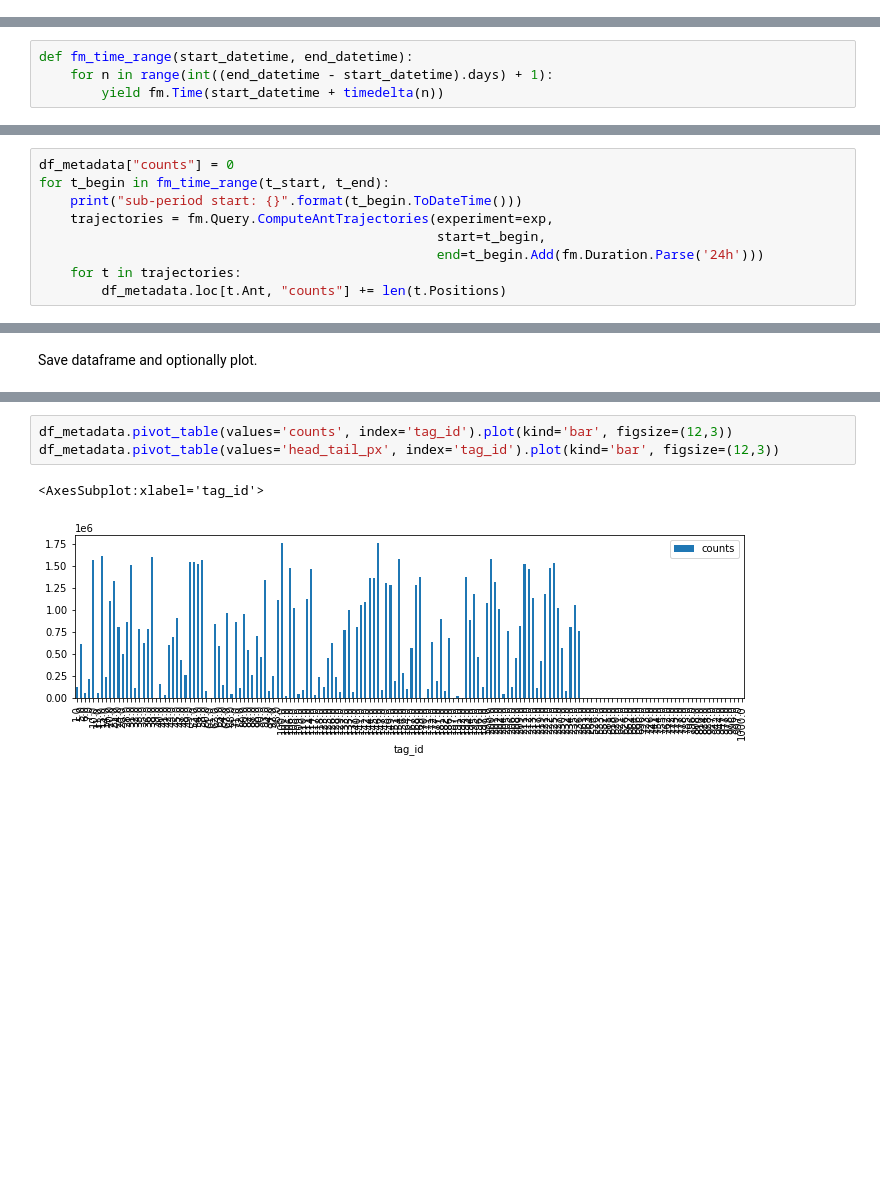
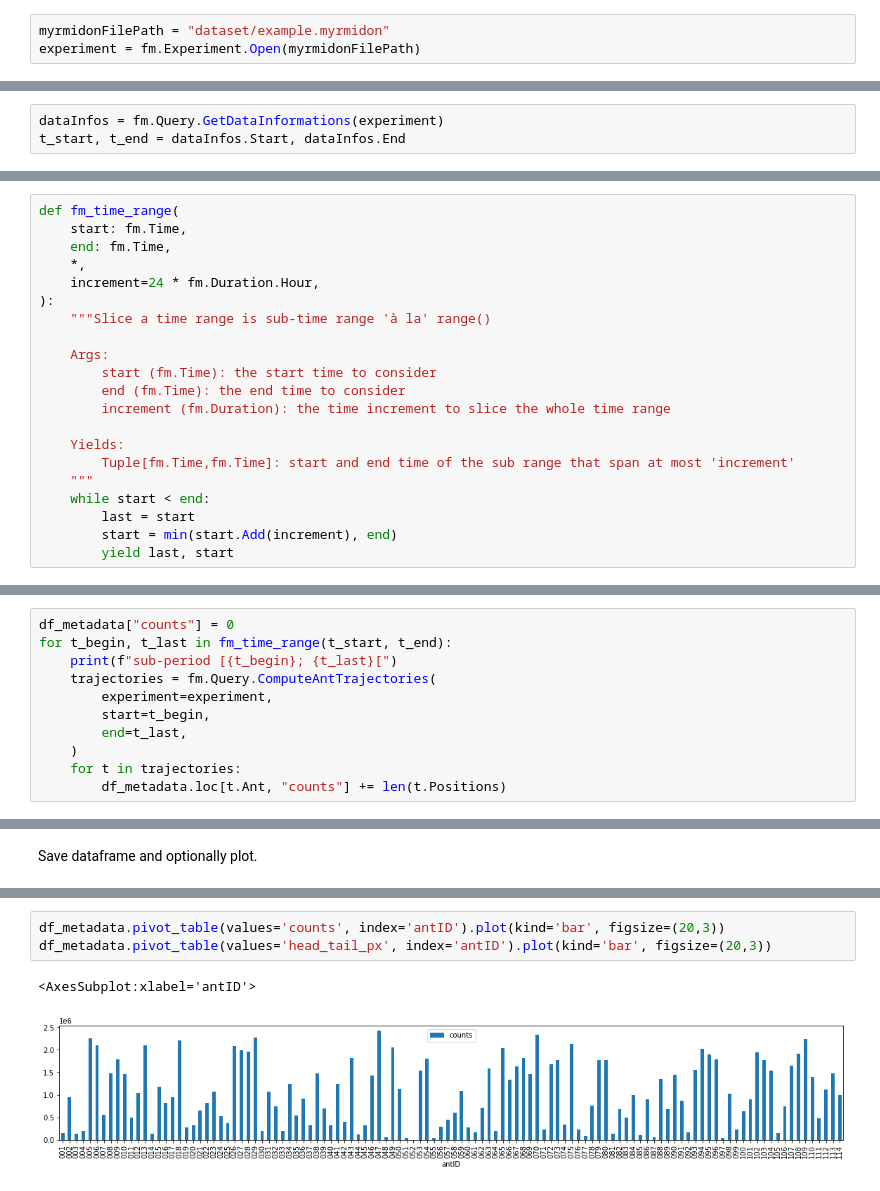
Before and after one commit to EbiAG/fort-myrmidon-analysis, a Jupyter notebook: 01_ant_metadata.ipynb, the cells around one changed output, grey strips where cells are left out. Saved outputs shown, nothing was run; the diff lists cells and outputs as text; blank space fills up the shorter version.

Commit message:
Updates notebook to be more fort-myrmidon-ic

```diff
--- a/01_ant_metadata.ipynb
+++ b/01_ant_metadata.ipynb
@@ -16,0 +13,3 @@ t_end = datetime(2021, 2, 20, 23, 59).astimezone(tz=None)
+# %%
+myrmidonFilePath = "dataset/example.myrmidon"
+experiment = fm.Experiment.Open(myrmidonFilePath)
@@ -17 +26,4 @@ t_end = datetime(2021, 2, 20, 23, 59).astimezone(tz=None)
+# %%
+dataInfos = fm.Query.GetDataInformations(experiment)
+t_start, t_end = dataInfos.Start, dataInfos.End
 # %% [markdown]
@@ -42,5 +92,22 @@ The following function defines what is called an "iterator function" in python.
 # %%
-def fm_time_range(start_datetime, end_datetime):
-    for n in range(int((end_datetime - start_datetime).days) + 1):
-        yield fm.Time(start_datetime + timedelta(n))
+def fm_time_range(
+    start: fm.Time,
+    end: fm.Time,
+    *,
+    increment=24 * fm.Duration.Hour,
+):
+    """Slice a time range is sub-time range 'à la' range()
+
+    Args:
+        start (fm.Time): the start time to consider
+        end (fm.Time): the end time to consider
+        increment (fm.Duration): the time increment to slice the whole time range
+
+    Yields:
+        Tuple[fm.Time,fm.Time]: start and end time of the sub range that span at most 'increment'
+    """
+    while start < end:
+        last = start
+        start = min(start.Add(increment), end)
+        yield last, start
 # %% [markdown]
@@ -48,10 +115,12 @@
 # %%
 df_metadata["counts"] = 0
-for t_begin in fm_time_range(t_start, t_end):
-    print("sub-period start: {}".format(t_begin.ToDateTime()))
-    trajectories = fm.Query.ComputeAntTrajectories(experiment=exp,
-                                                   start=t_begin,
-                                                   end=t_begin.Add(fm.Duration.Parse('24h')))
+for t_begin, t_last in fm_time_range(t_start, t_end):
+    print(f"sub-period [{t_begin}; {t_last}[")
+    trajectories = fm.Query.ComputeAntTrajectories(
+        experiment=experiment,
+        start=t_begin,
+        end=t_last,
+    )
     for t in trajectories:
         df_metadata.loc[t.Ant, "counts"] += len(t.Positions)
 # %% [output]
@@ -80,6 +152,6 @@ print(df_metadata[:10].to_markdown())  # Show csv preview
 # %%
-df_metadata.pivot_table(values='counts', index='tag_id').plot(kind='bar', figsize=(12,3))
-df_metadata.pivot_table(values='head_tail_px', index='tag_id').plot(kind='bar', figsize=(12,3))
+df_metadata.pivot_table(values='counts', index='antID').plot(kind='bar', figsize=(20,3))
+df_metadata.pivot_table(values='head_tail_px', index='antID').plot(kind='bar', figsize=(20,3))
 # %% [output]
-<AxesSubplot:xlabel='tag_id'>
+<AxesSubplot:xlabel='antID'>
-[figure, old version]
+[figure, new version]
```
Also changed, not shown: parts of 16 cells of this notebook, 2 other files.
